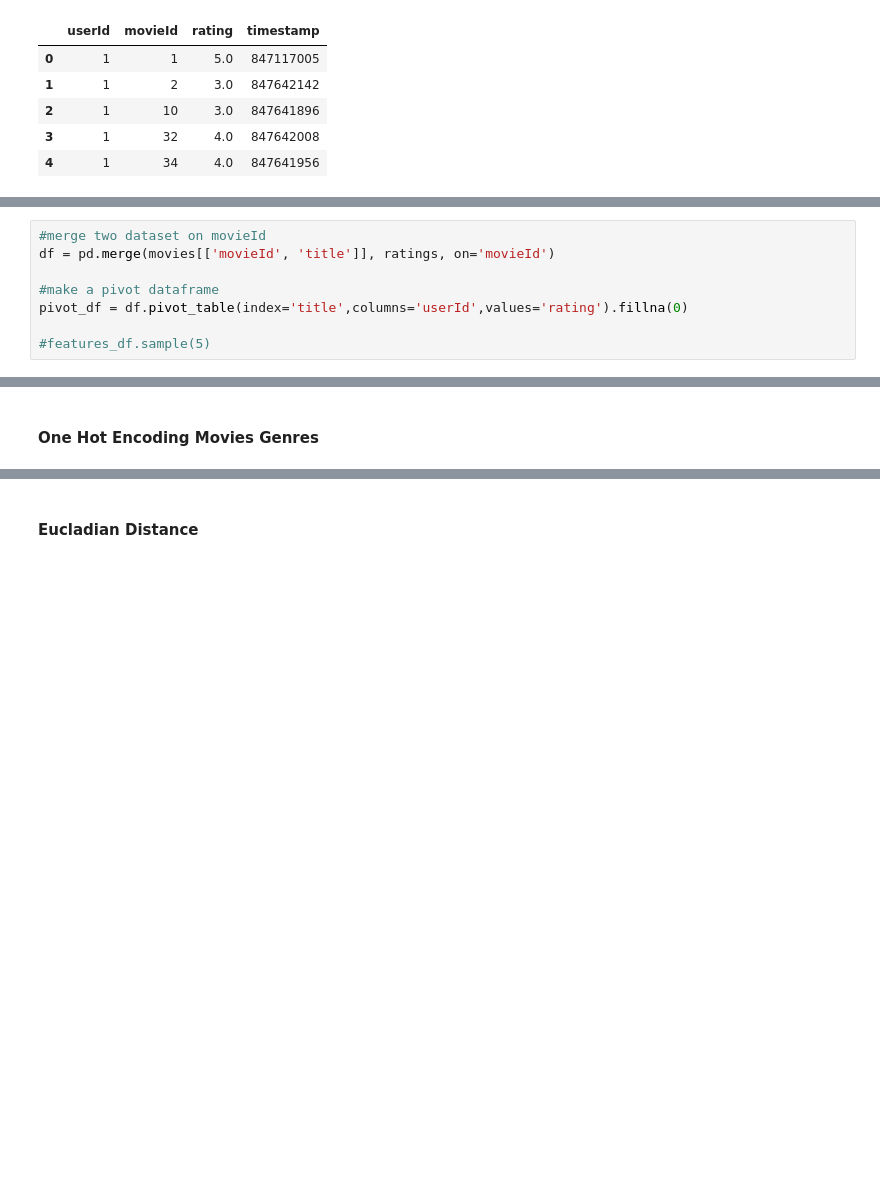
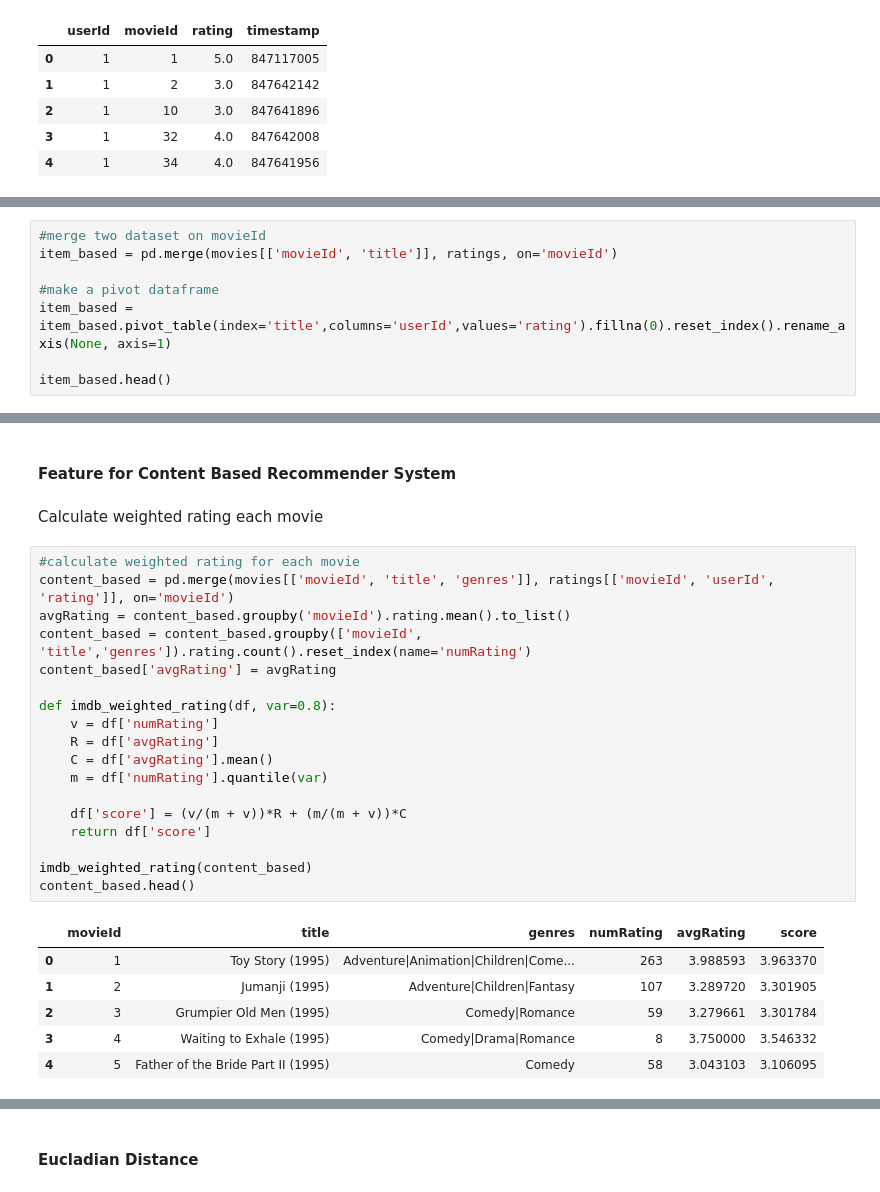
Before and after one commit to rpnugroho/Simple_KNN_from_Scratch, a Jupyter notebook: Movie_Recommendation_Using_Simple_KNN.ipynb, the cells around one changed output, grey strips where cells are left out. Cells and saved outputs as stored; diff of their text form; blank space fills up the shorter version.

```diff
--- a/Movie_Recommendation_Using_Simple_KNN.ipynb
+++ b/Movie_Recommendation_Using_Simple_KNN.ipynb
@@ -28,8 +28,8 @@ display(ratings.head())
 # %%
 #merge two dataset on movieId
-df = pd.merge(movies[['movieId', 'title']], ratings, on='movieId')
+item_based = pd.merge(movies[['movieId', 'title']], ratings, on='movieId')
 
 #make a pivot dataframe
-pivot_df = df.pivot_table(index='title',columns='userId',values='rating').fillna(0)
+item_based = item_based.pivot_table(index='title',columns='userId',values='rating').fillna(0).reset_index().rename_axis(None, axis=1)
 
-#features_df.sample(5)
+item_based.head()
@@ -36,2 +44,29 @@ pivot_df = df.pivot_table(index='title',columns='userId',values='rating').fillna
-# %% [markdown]
-#### One Hot Encoding Movies Genres
+# %% [markdown]
+#### Feature for Content Based Recommender System
+# %% [markdown]
+Calculate weighted rating each movie
+# %%
+#calculate weighted rating for each movie
+content_based = pd.merge(movies[['movieId', 'title', 'genres']], ratings[['movieId', 'userId', 'rating']], on='movieId')
+avgRating = content_based.groupby('movieId').rating.mean().to_list()
+content_based = content_based.groupby(['movieId', 'title','genres']).rating.count().reset_index(name='numRating')
+content_based['avgRating'] = avgRating
+
+def imdb_weighted_rating(df, var=0.8):
+    v = df['numRating']
+    R = df['avgRating']
+    C = df['avgRating'].mean()
+    m = df['numRating'].quantile(var)
+
+    df['score'] = (v/(m + v))*R + (m/(m + v))*C
+    return df['score']
+
+imdb_weighted_rating(content_based)
+content_based.head()
+# %% [output]
+|  | movieId | title | genres | numRating | avgRating | score |
+| 0 | 1 | Toy Story (1995) | Adventure|Animation|Children|Come... | 263 | 3.988593 | 3.963370 |
+| 1 | 2 | Jumanji (1995) | Adventure|Children|Fantasy | 107 | 3.289720 | 3.301905 |
+| 2 | 3 | Grumpier Old Men (1995) | Comedy|Romance | 59 | 3.279661 | 3.301784 |
+| 3 | 4 | Waiting to Exhale (1995) | Comedy|Drama|Romance | 8 | 3.750000 | 3.546332 |
+| 4 | 5 | Father of the Bride Part II (1995) | Comedy | 58 | 3.043103 | 3.106095 |
```
Also changed, not shown: parts of 18 cells of this notebook.
